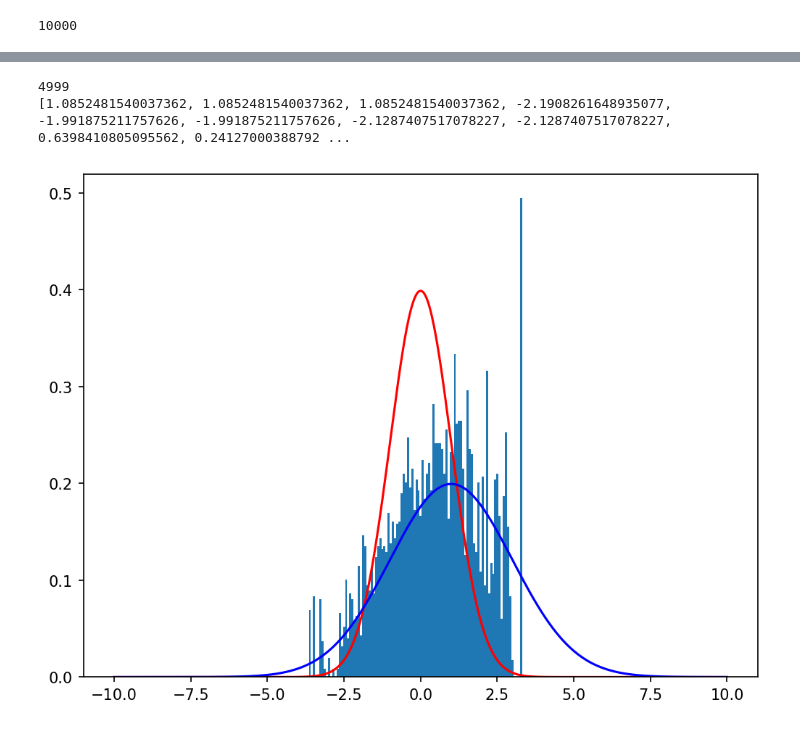
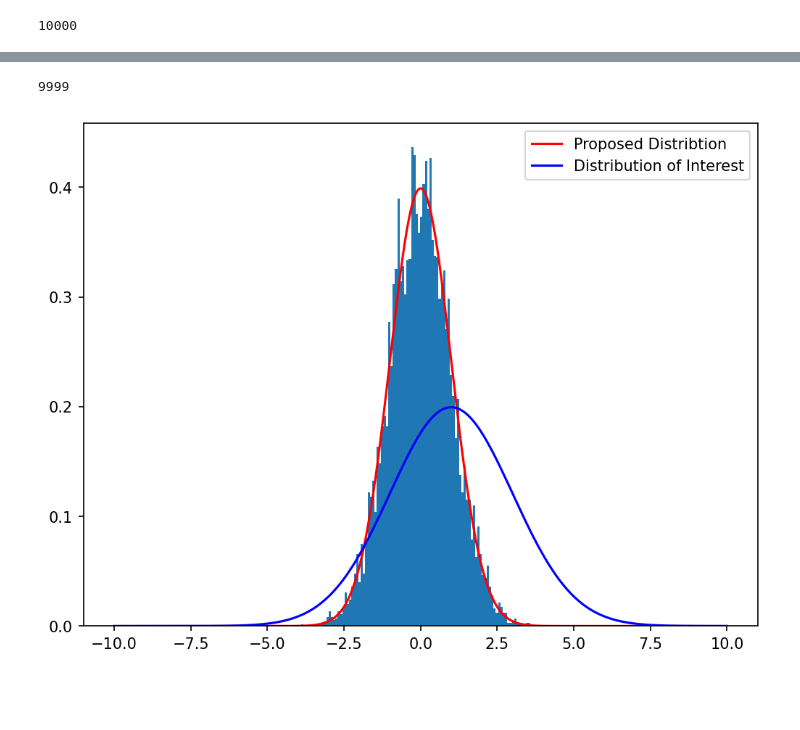
Before and after one commit to zunzun08/An-Introduction-to-Metropolis-Hastings-Algorithm-and-Overlay, a Jupyter notebook: monte carlo (research course).ipynb, the cells around one changed output, grey strips where cells are left out. Saved outputs shown, nothing was run; the diff lists cells and outputs as text; code cells hidden in the pictures; blank space fills up the shorter version.

```diff
--- a/monte carlo (research course).ipynb
+++ b/monte carlo (research course).ipynb
@@ -255,23 +253,0 @@ plt.show()
-# %%
-
-#Setting p and q
-p=scipy.stats.expon()
-q=scipy.stats.chi2(df=5)
-accepted= new_algo(10000, q=p, p=q)
-
-
-print(f"Samples accepeted: {len(accepted)}")
-
-#Making the charts
-plt.figure(figsize=[8,6], dpi=150)
-x_vals = np.linspace(0, 10, 1000)
-plt.plot(x_vals, p.pdf(x_vals), 'r-', )
-plt.plot(x_vals, q.pdf(x_vals), 'b-')
-
-plt.legend(['Proposed Distribtion','Distribution of Interest'])
-
-
-plt.hist(accepted, density=True, bins=50)
-#plt.hist(rejected, density=True, bins=20, stacked=True)
-#plt.hist(rejected, density=True, bins=True)
-plt.show()
@@ -392,35 +352,34 @@ def mh_algo(num_iterations, p, q):
 
         u = scipy.stats.uniform.rvs()
 
         if u < alpha:
             x.append(rv_prime)
         else:
             x.append(x[i-1])
 
     return x[1:]
 
 
 
 p=scipy.stats.norm()
 q=scipy.stats.norm(loc=1, scale=2)
-accepted= mh_algo(5000, q=q, p=p)
+accepted= mh_algo(10000, q=q, p=p)
 print(len(accepted))
 
 
 #Making the charts
 plt.figure(figsize=[8,6], dpi=150)
 x_vals = np.linspace(-10, 10, 1000)
 plt.plot(x_vals, p.pdf(x_vals), 'r-', )
 plt.plot(x_vals, q.pdf(x_vals), 'b-')
 
-#plt.legend(['Proposed Distribtion','Distribution of Interest'])
+plt.legend(['Proposed Distribtion','Distribution of Interest'])
 
 
 plt.hist(accepted, density=True, bins=100)
 #plt.hist(rejected, density=True, bins=20, stacked=True)
 #plt.hist(rejected, density=True, bins=True)
 plt.show()
 # %% [output]
-4999
-[1.0852481540037362, 1.0852481540037362, 1.0852481540037362, -2.1908261648935077, -1.991875211757626, -1.991875211757626, -2.1287407517078227, -2.1287407517078227, 0.6398410805095562, 0.24127000388792 ...
+9999
-[figure, old version]
+[figure, new version]
```
Also changed, not shown: parts of 13 cells of this notebook.
